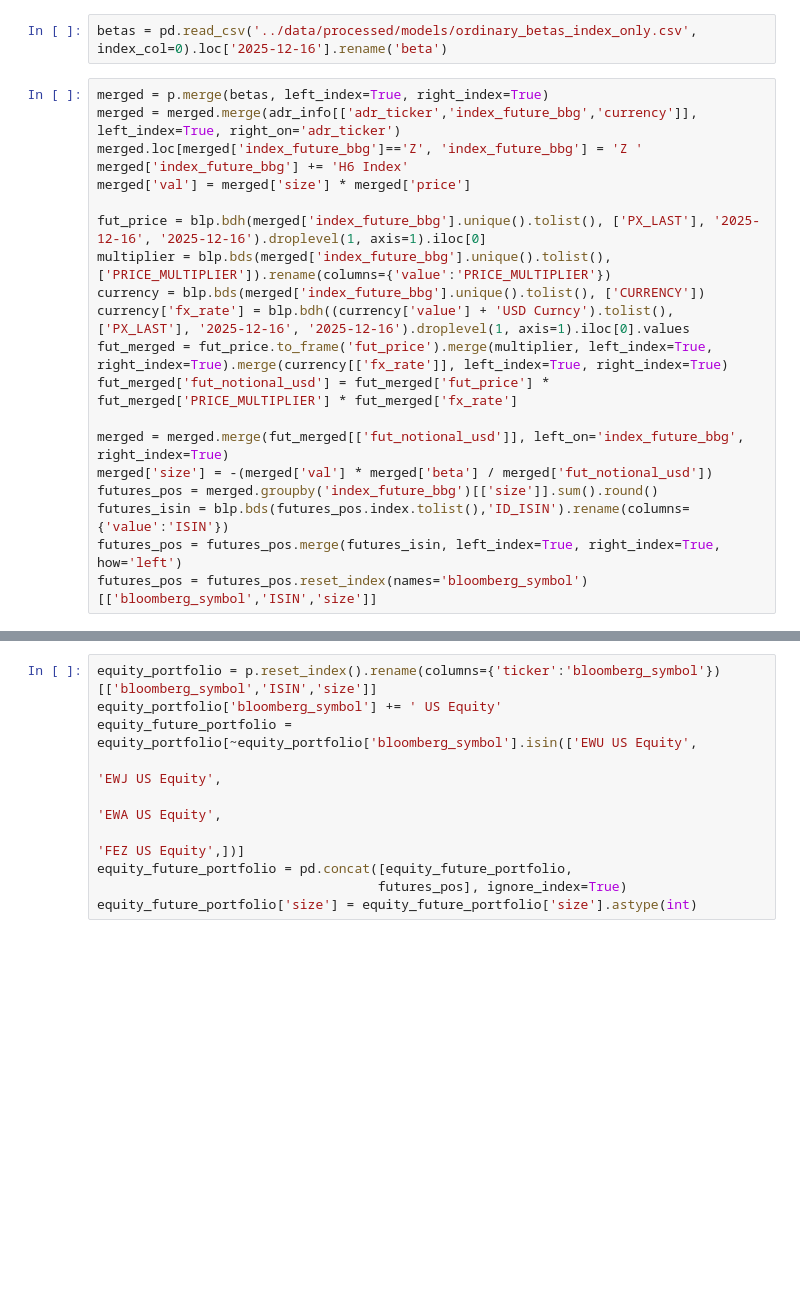
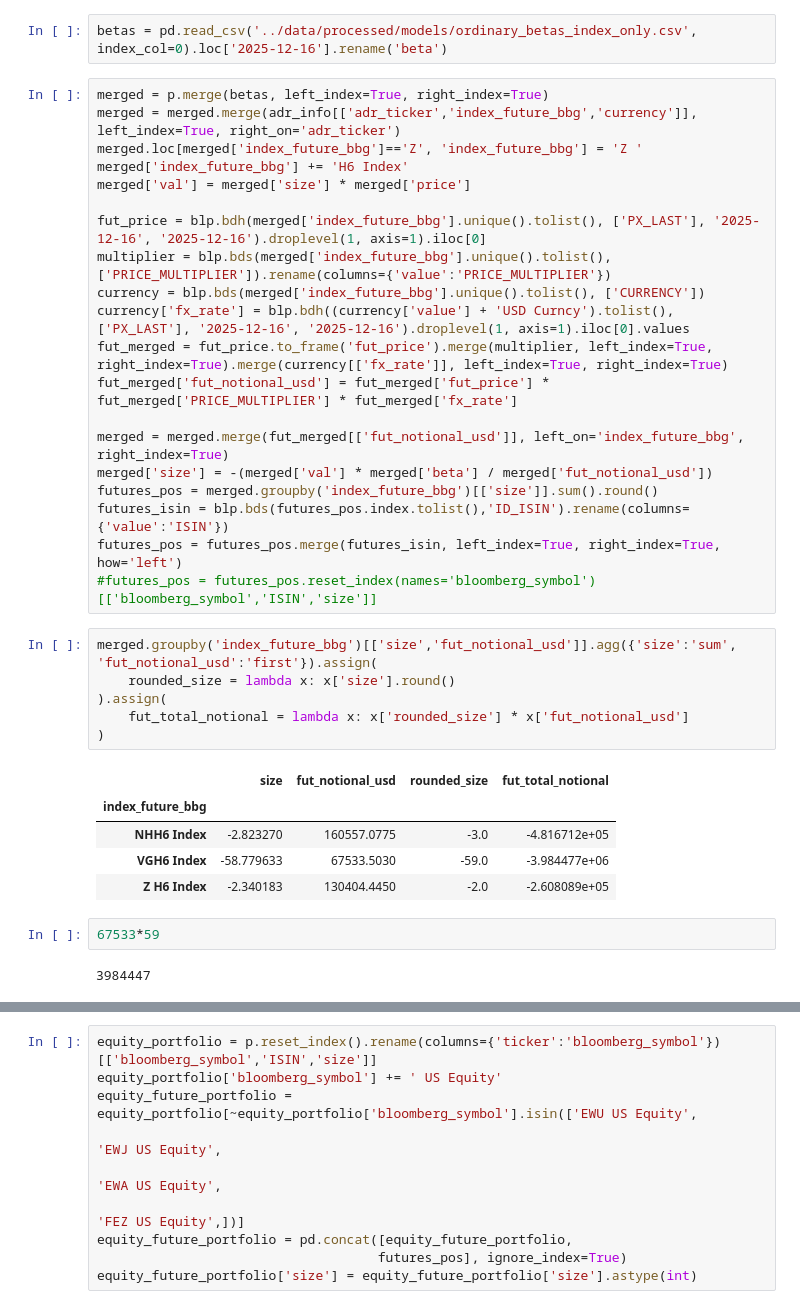
Before and after one commit to petermelq/research_adr, a Jupyter notebook: notebooks/model_portfolio.ipynb, the cells around one changed output, grey strips where cells are left out. Cells and saved outputs as stored; diff of their text form; blank space fills up the shorter version.

```diff
--- a/notebooks/model_portfolio.ipynb
+++ b/notebooks/model_portfolio.ipynb
@@ -33,4 +33,20 @@ merged['size'] = -(merged['val'] * merged['beta'] / merged['fut_notional_usd'])
 futures_pos = merged.groupby('index_future_bbg')[['size']].sum().round()
 futures_isin = blp.bds(futures_pos.index.tolist(),'ID_ISIN').rename(columns={'value':'ISIN'})
 futures_pos = futures_pos.merge(futures_isin, left_index=True, right_index=True, how='left')
-futures_pos = futures_pos.reset_index(names='bloomberg_symbol')[['bloomberg_symbol','ISIN','size']]
+#futures_pos = futures_pos.reset_index(names='bloomberg_symbol')[['bloomberg_symbol','ISIN','size']]
+# %%
+merged.groupby('index_future_bbg')[['size','fut_notional_usd']].agg({'size':'sum', 'fut_notional_usd':'first'}).assign(
+    rounded_size = lambda x: x['size'].round()
+).assign(
+    fut_total_notional = lambda x: x['rounded_size'] * x['fut_notional_usd']
+)
+# %% [output]
+|  | size | fut_notional_usd | rounded_size | fut_total_notional |
+| index_future_bbg |  |  |  |  |
+| NHH6 Index | -2.823270 | 160557.0775 | -3.0 | -4.816712e+05 |
+| VGH6 Index | -58.779633 | 67533.5030 | -59.0 | -3.984477e+06 |
+| Z H6 Index | -2.340183 | 130404.4450 | -2.0 | -2.608089e+05 |
+# %%
+67533*59
+# %% [output]
+3984447
```
Also changed, not shown: parts of 4 cells of this notebook, 15 other files.
